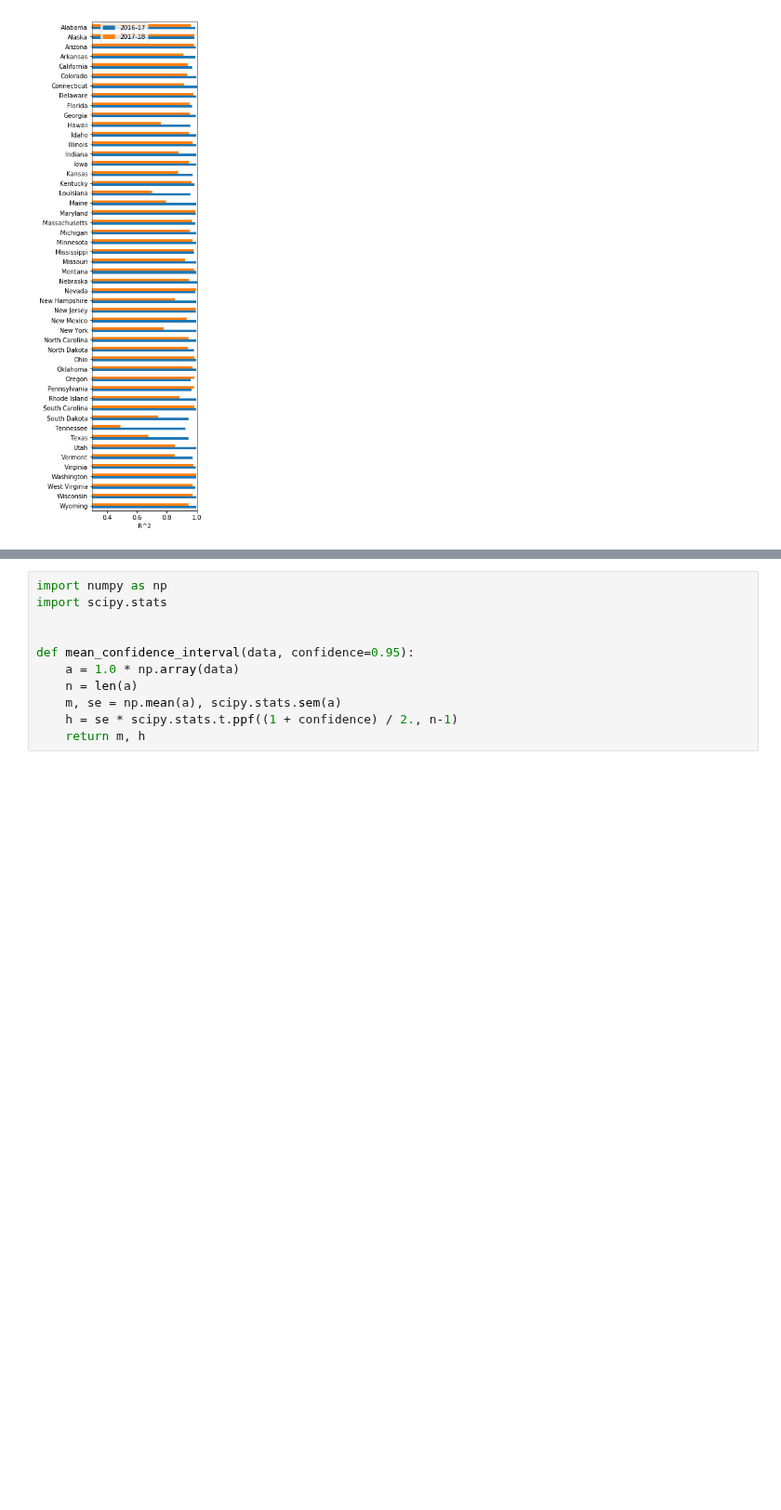
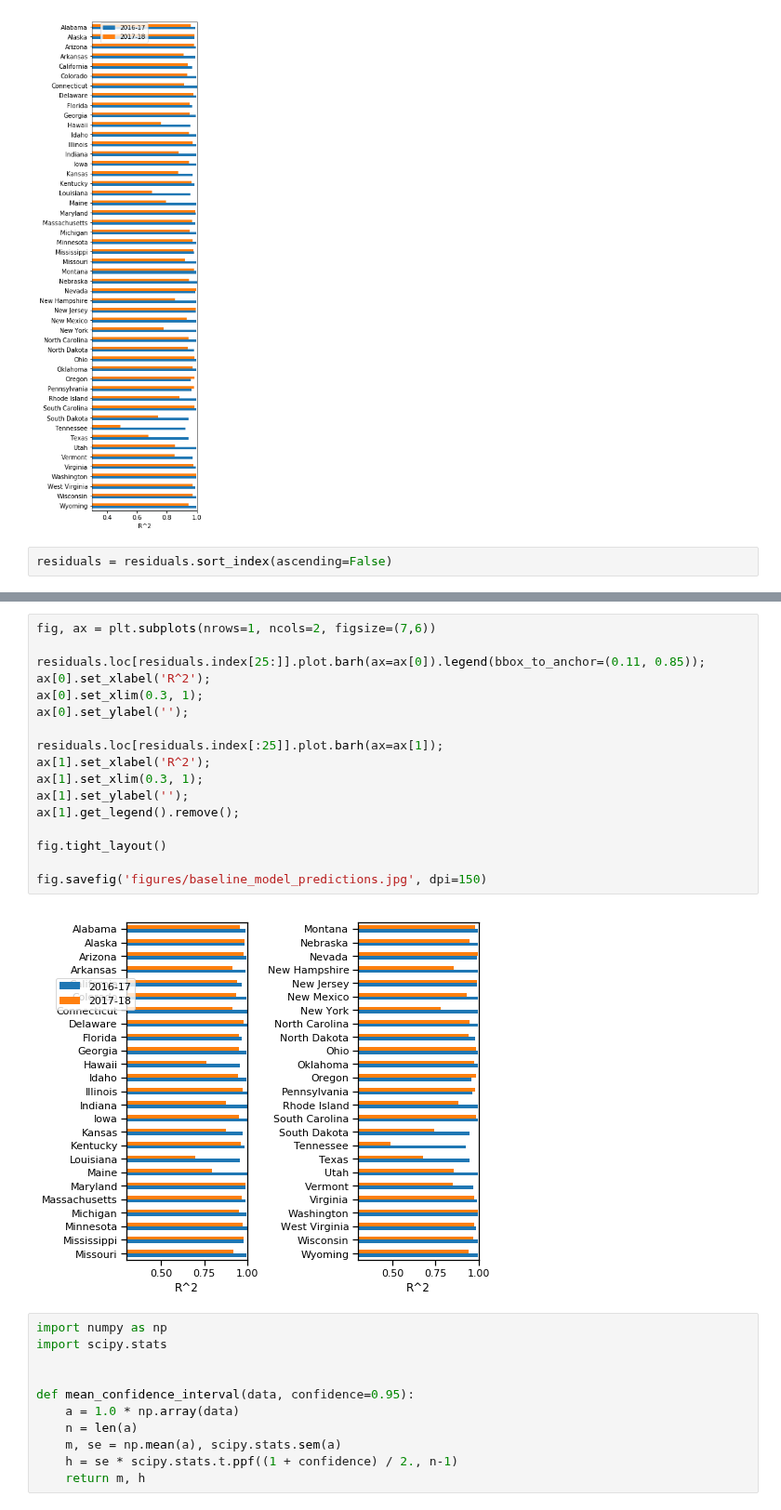
Before and after one commit to oriw1989/FluVaccinationRates, a Jupyter notebook: Baseline Model.ipynb, the cells around one changed output, grey strips where cells are left out. Shown at 93% size. Saved outputs shown, nothing was run; the diff lists cells and outputs as text; blank space fills up the shorter version.

Commit message:
before_changing_plots

```diff
--- a/Baseline Model.ipynb
+++ b/Baseline Model.ipynb
@@ -150,3 +159,5 @@ fig.tight_layout()
 fig.savefig('figures/baseline_model_predictions.jpg', dpi=150)
 # %% [output]
 [figure]
+# %%
+residuals = residuals.sort_index(ascending=False)
@@ -153,3 +185,22 @@ fig.savefig('figures/baseline_model_predictions.jpg', dpi=150)
+# %%
+fig, ax = plt.subplots(nrows=1, ncols=2, figsize=(7,6))
+
+residuals.loc[residuals.index[25:]].plot.barh(ax=ax[0]).legend(bbox_to_anchor=(0.11, 0.85));
+ax[0].set_xlabel('R^2');
+ax[0].set_xlim(0.3, 1);
+ax[0].set_ylabel('');
+
+residuals.loc[residuals.index[:25]].plot.barh(ax=ax[1]);
+ax[1].set_xlabel('R^2');
+ax[1].set_xlim(0.3, 1);
+ax[1].set_ylabel('');
+ax[1].get_legend().remove();
+
+fig.tight_layout()
+
+fig.savefig('figures/baseline_model_predictions.jpg', dpi=150)
+# %% [output]
+[figure, added]
 # %%
 import numpy as np
 import scipy.stats
```
Also changed, not shown: parts of 2 cells of this notebook, 1 other file.
